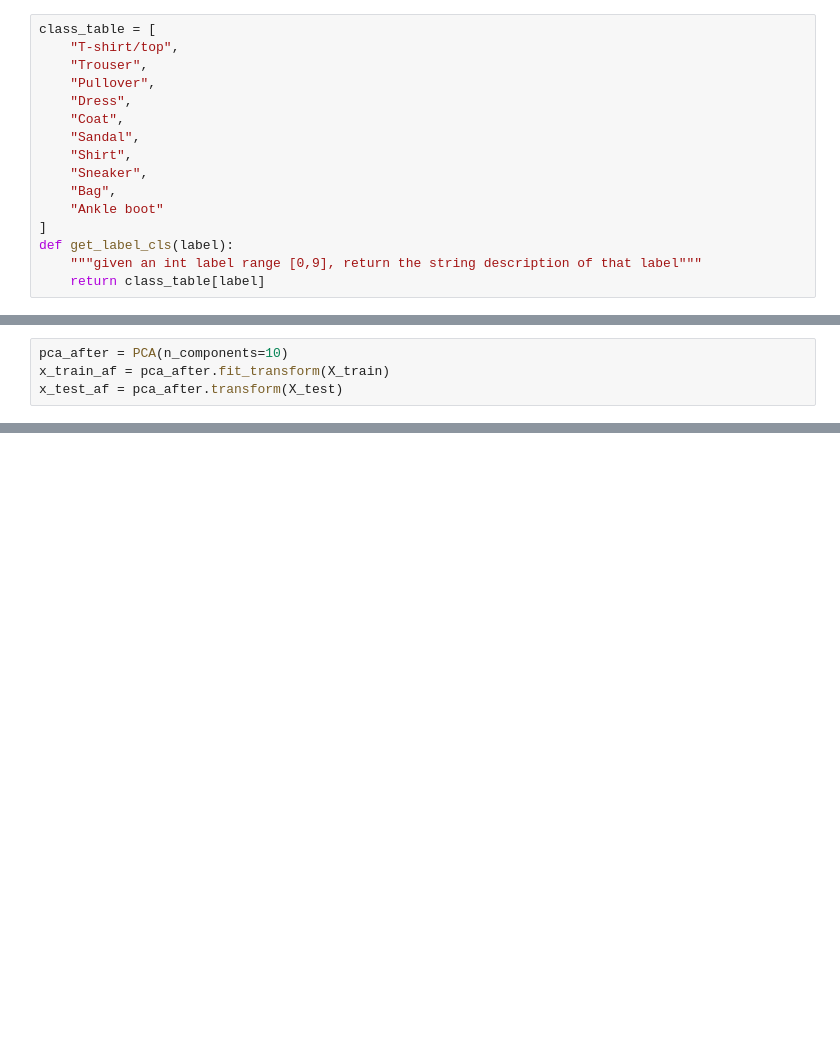
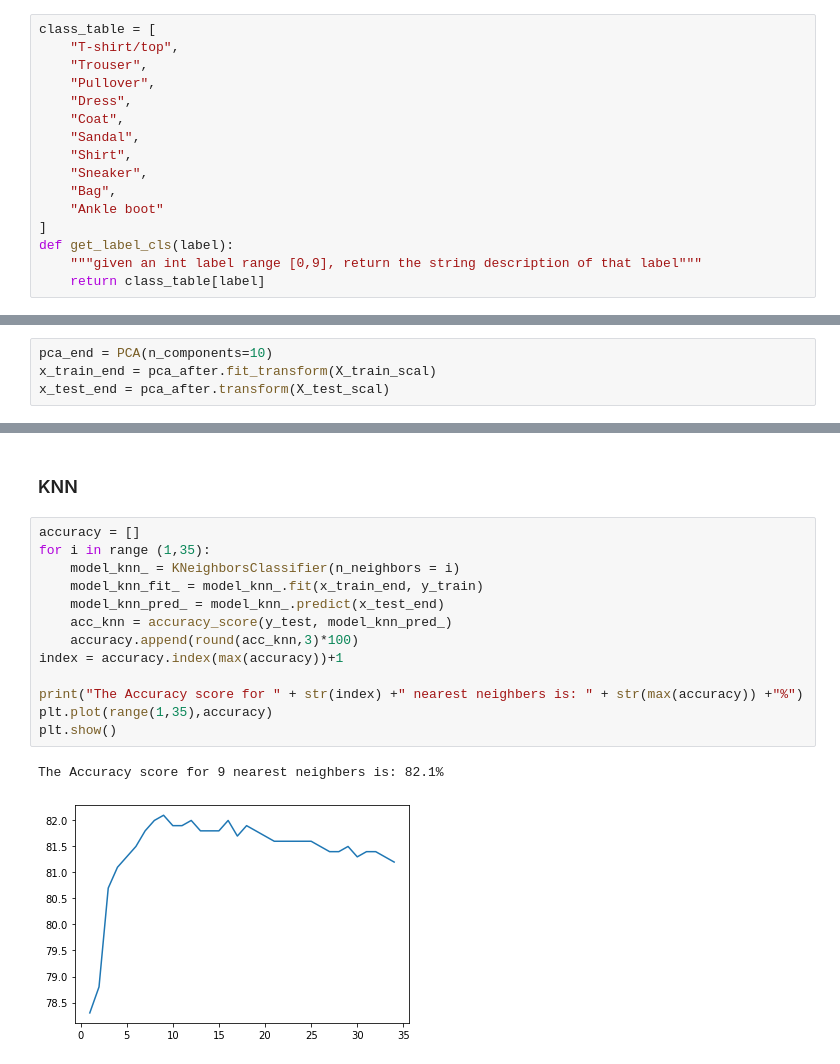
Before and after one commit to tavorlevine/Final-project-2, a Jupyter notebook: fashion Mnist.ipynb, the cells around one changed output, grey strips where cells are left out. Saved outputs shown, nothing was run; the diff lists cells and outputs as text; blank space fills up the shorter version.

```diff
--- a/fashion Mnist.ipynb
+++ b/fashion Mnist.ipynb
@@ -137,4 +74,0 @@ accuracy_knn1
-# %%
-pca_after = PCA(n_components=10)
-x_train_af = pca_after.fit_transform(X_train)
-x_test_af = pca_after.transform(X_test)
@@ -167,0 +180,4 @@ weighted avg       0.81      0.81      0.81     18000
+# %%
+pca_end = PCA(n_components=10)
+x_train_end = pca_after.fit_transform(X_train_scal)
+x_test_end = pca_after.transform(X_test_scal)
@@ -167,0 +190,18 @@ weighted avg       0.81      0.81      0.81     18000
+# %% [markdown]
+### KNN
+# %%
+accuracy = []
+for i in range (1,35):
+    model_knn_ = KNeighborsClassifier(n_neighbors = i)
+    model_knn_fit_ = model_knn_.fit(x_train_end, y_train)
+    model_knn_pred_ = model_knn_.predict(x_test_end)
+    acc_knn = accuracy_score(y_test, model_knn_pred_)
+    accuracy.append(round(acc_knn,3)*100)
+index = accuracy.index(max(accuracy))+1
+
+print("The Accuracy score for " + str(index) +" nearest neighbers is: " + str(max(accuracy)) +"%")
+plt.plot(range(1,35),accuracy)
+plt.show()
+# %% [output]
+The Accuracy score for 9 nearest neighbers is: 82.1%
+[figure, added]
```
Also changed, not shown: parts of 48 cells of this notebook.
